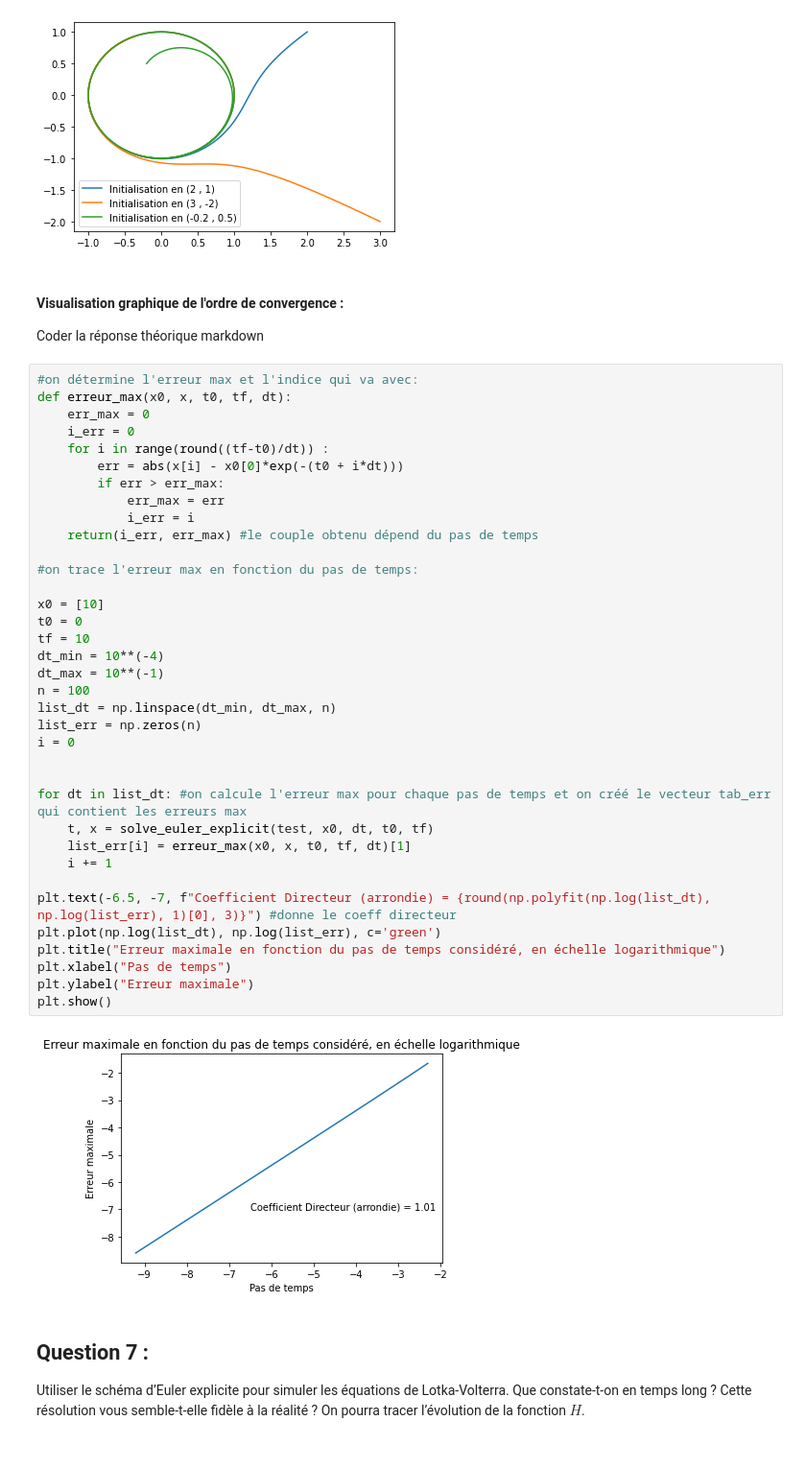
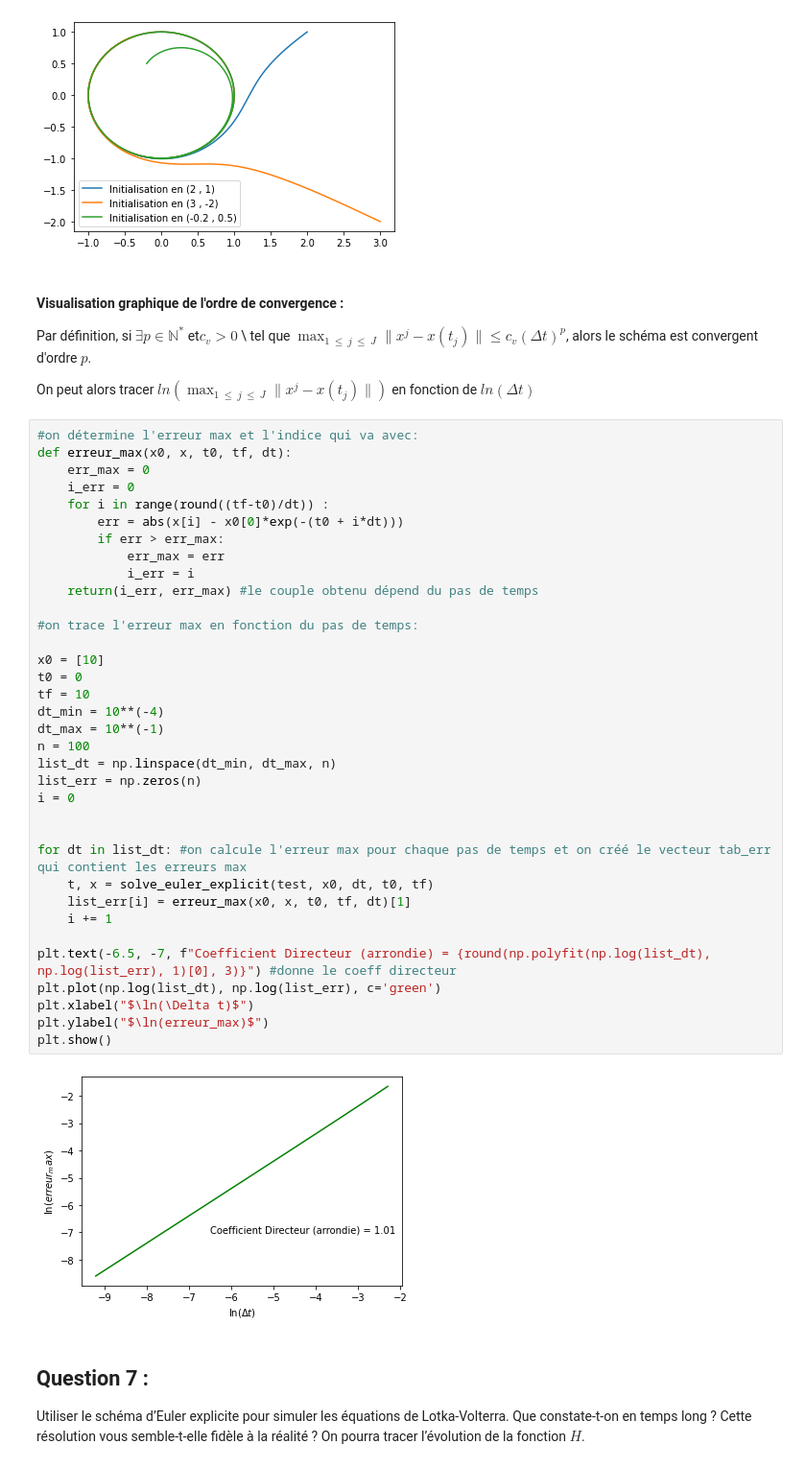
Before and after one commit to pguillot07/Devoir-Maths-Info-Equations-Differentielles, a Jupyter notebook: Rendu_equations_differentielles.ipynb, the cells around one changed output. Shown at 96% size. Cells and saved outputs as stored; diff of their text form.

```diff
--- a/Rendu_equations_differentielles.ipynb
+++ b/Rendu_equations_differentielles.ipynb
@@ -264,9 +313,12 @@ plt.legend()
 plt.show()
 # %% [output]
 [figure]
-# %% [markdown]
-#### Visualisation graphique de l'ordre de convergence :
-Coder la réponse théorique markdown
+# %% [markdown]
+#### Visualisation graphique de l'ordre de convergence :
+
+Par définition, si $\exists p \in \mathbb{N^*} \ $et$ c_v > 0$ \ tel que $ \max_{1 \ \leqslant \ j \ \leqslant \ J}{\| x^j - x(t_j) \|} \leqslant c_v (\Delta t)^p$, alors le schéma est convergent d'ordre $p$.
+
+On peut alors tracer $ln(\max_{1 \ \leqslant \ j \ \leqslant \ J}{\| x^j - x(t_j) \|})$ en fonction de $ln(\Delta t)$
 # %%
 #on détermine l'erreur max et l'indice qui va avec:
 def erreur_max(x0, x, t0, tf, dt):
@@ -274,37 +326,36 @@ def erreur_max(x0, x, t0, tf, dt):
     i_err = 0
     for i in range(round((tf-t0)/dt)) :
         err = abs(x[i] - x0[0]*exp(-(t0 + i*dt)))
         if err > err_max:
             err_max = err
             i_err = i
     return(i_err, err_max) #le couple obtenu dépend du pas de temps
 
 #on trace l'erreur max en fonction du pas de temps:
 
 x0 = [10]
 t0 = 0
 tf = 10
 dt_min = 10**(-4)
 dt_max = 10**(-1)
 n = 100
 list_dt = np.linspace(dt_min, dt_max, n)
 list_err = np.zeros(n)
 i = 0
 
 
 for dt in list_dt: #on calcule l'erreur max pour chaque pas de temps et on créé le vecteur tab_err qui contient les erreurs max
     t, x = solve_euler_explicit(test, x0, dt, t0, tf)
     list_err[i] = erreur_max(x0, x, t0, tf, dt)[1]
     i += 1
 
 plt.text(-6.5, -7, f"Coefficient Directeur (arrondie) = {round(np.polyfit(np.log(list_dt), np.log(list_err), 1)[0], 3)}") #donne le coeff directeur
 plt.plot(np.log(list_dt), np.log(list_err), c='green')
-plt.title("Erreur maximale en fonction du pas de temps considéré, en échelle logarithmique")
-plt.xlabel("Pas de temps")
-plt.ylabel("Erreur maximale")
+plt.xlabel("$\ln(\Delta t)$")
+plt.ylabel("$\ln(erreur_max)$")
 plt.show()
 # %% [output]
-[figure, old version]
+[figure, new version]
 # %% [markdown]
 ## Question 7 :
 Utiliser le schéma d’Euler explicite pour simuler les équations de Lotka-Volterra. Que constate-t-on en temps long ? Cette résolution vous semble-t-elle fidèle à la réalité ? On pourra tracer l’évolution de la fonction $H$.
```
Also changed, not shown: parts of 10 cells of this notebook.
